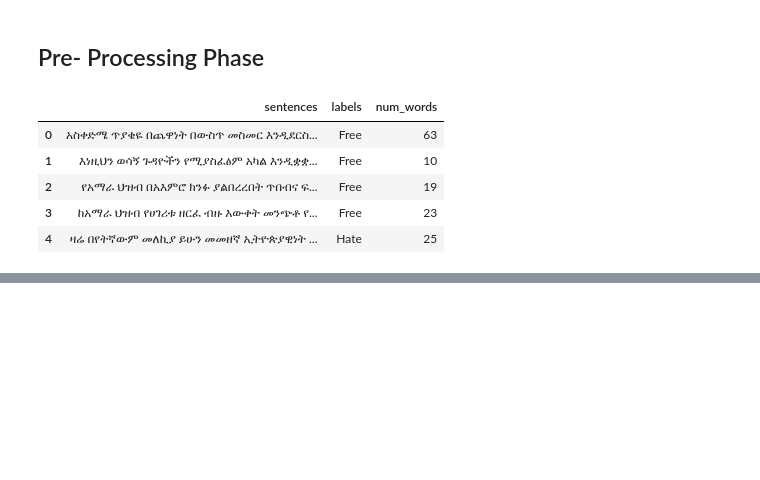
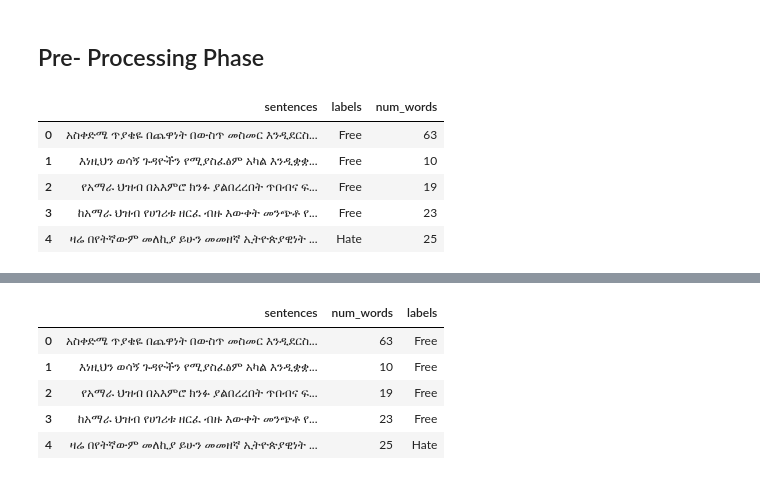
Before and after one commit to Nahom32/amharic-hate-speech-detection-, a Jupyter notebook: amharic-hate-speech-project.ipynb, the cells around one changed output, grey strips where cells are left out. Cells and saved outputs as stored; diff of their text form; code cells hidden in the pictures; blank space fills up the shorter version.

```diff
--- a/amharic-hate-speech-project.ipynb
+++ b/amharic-hate-speech-project.ipynb
@@ -86,0 +123,9 @@ len(merged_table)
+# %%
+merged_table.head()
+# %% [output]
+|  | sentences | num_words | labels |
+| 0 | አስቀድሜ ጥያቄዬ በጨዋነት በውስጥ መስመር እንዲደርስ... | 63 | Free |
+| 1 | እነዚህን ወሳኝ ጉዳዮችን የሚያስፈፅም አካል እንዲቋቋ... | 10 | Free |
+| 2 | የአማራ ህዝብ በአእምሮ ክንፉ ያልበረረበት ጥበብና ፍ... | 19 | Free |
+| 3 | ከአማራ ህዝብ የሀገሪቱ ዘርፈ ብዙ እውቀት መንጭቶ የ... | 23 | Free |
+| 4 | ዛሬ በየትኛውም መለኪያ ይሁን መመዘኛ ኢትዮጵያዊነት ... | 25 | Hate |
```
Also changed, not shown: parts of 7 cells of this notebook.
